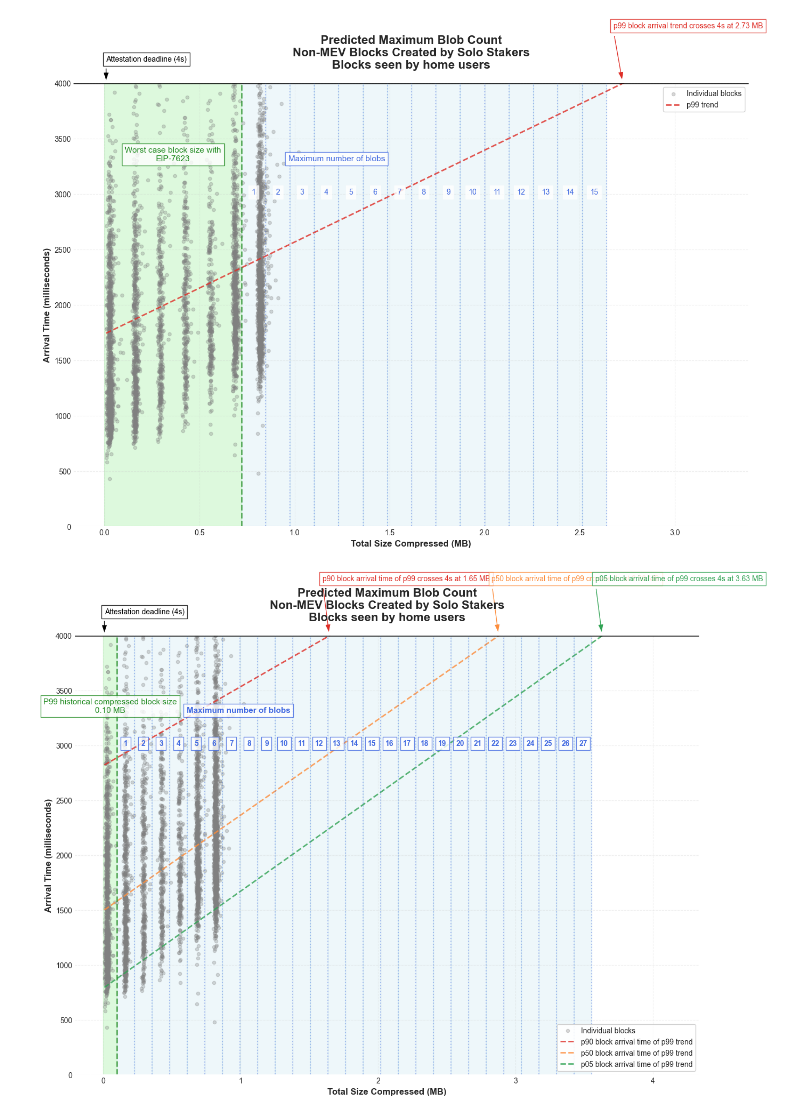
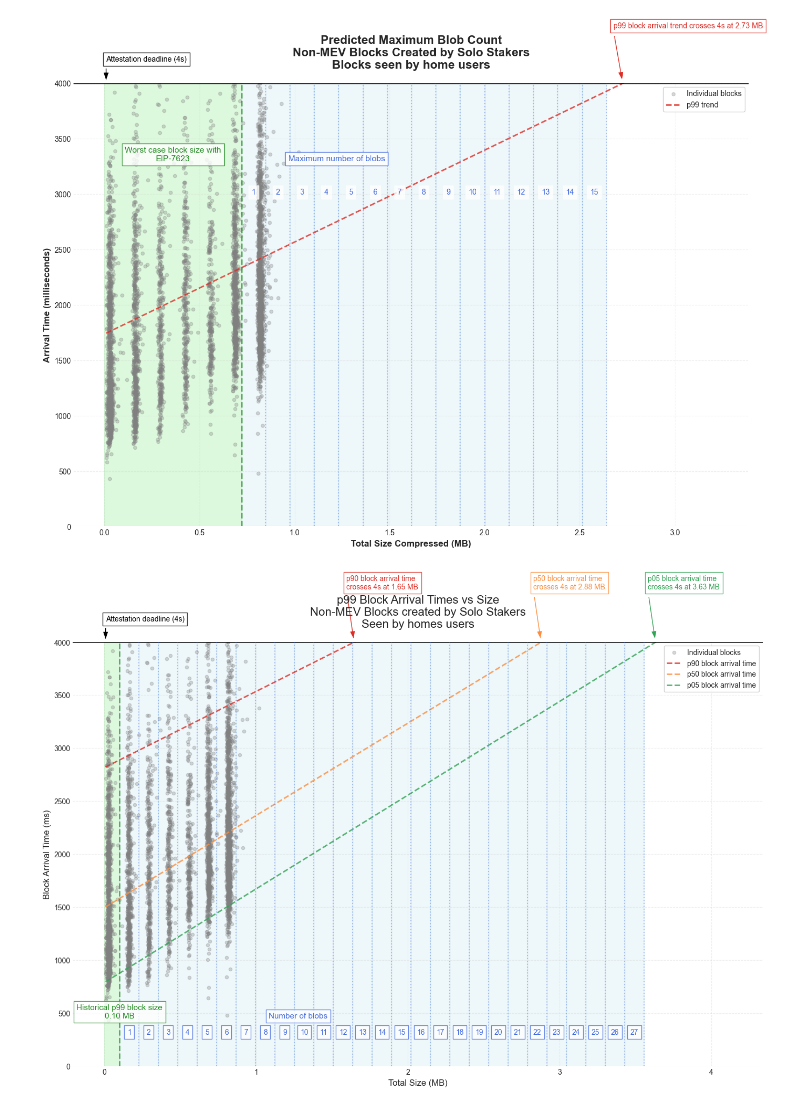
Before and after one commit to ethpandaops/xatu-data, a Jupyter notebook: analysis/public-users/public-users.ipynb, the cells around one changed output. Saved outputs shown, nothing was run; the diff lists cells and outputs as text; code cells hidden in the pictures.

```diff
--- a/analysis/public-users/public-users.ipynb
+++ b/analysis/public-users/public-users.ipynb
@@ -1645,9 +1645,9 @@ plt.scatter(plot_data['total_size_mb'], plot_data['p99_arrival_time'],
 
 # Add trend lines and annotations
 metric = 'p99_arrival_time'
-percentiles = [(0.90, '#de2d26', 'p90 block arrival time of p99'),
-              (0.50, '#fd8d3c', 'p50 block arrival time of p99'),
-              (0.05, '#31a354', 'p05 block arrival time of p99')]
+percentiles = [(0.90, '#de2d26', 'p90 block arrival time'),
+              (0.50, '#fd8d3c', 'p50 block arrival time'),
+              (0.05, '#31a354', 'p05 block arrival time')]
 
 max_sizes = []
 for percentile, color, label in percentiles:
@@ -1666,11 +1666,11 @@ for percentile, color, label in percentiles:
     x_range = np.linspace(plot_data['total_size_mb'].min(), max_size + 0.5, 100)
 
     # Plot trend line
-    plt.plot(x_range, p_fit(x_range), '--', color=color, alpha=0.8, linewidth=2, label=f'{label} trend')
+    plt.plot(x_range, p_fit(x_range), '--', color=color, alpha=0.8, linewidth=2, label=label)
 
     # Add annotation
     plt.annotate(
-        f'{label} crosses 4s at {max_size:.2f} MB',
+        f'{label}\ncrosses 4s at {max_size:.2f} MB',
         xy=(max_size, 4000),
         xytext=(max_size-0.05, 4500),
         arrowprops=dict(
@@ -1707,8 +1707,8 @@ blob_increment = 0.128  # 128kb = 0.128 MB
 # Fill block size area
 plt.axvspan(0, base_size, color='#90EE90', alpha=0.3, zorder=0)  # Lighter green
 plt.axvline(x=base_size, color='#228B22', linestyle='--', alpha=0.7, linewidth=2)  # Darker green
-plt.text(base_size/2, 3300,
-         f'P99 historical compressed block size\n{base_size:.2f} MB',
+plt.text(base_size, 450,
+         f'Historical p99 block size\n{base_size:.2f} MB',
          color='#228B22',
          alpha=1,
          fontsize=11,
@@ -1717,40 +1717,38 @@ plt.text(base_size/2, 3300,
 
 # Use max_size from p05 (most optimistic case) for blob lines
 max_size = max_sizes[2]
 
 # Add lines and fill for each blob increment
 for i in range(1, int((max_size - base_size) / blob_increment) + 1):
     x_pos = base_size + (i * blob_increment)
     plt.axvspan(base_size + ((i-1) * blob_increment), x_pos, color='#ADD8E6', alpha=0.2, zorder=0)
     plt.axvline(x=x_pos, color='#4169E1', linestyle=':', alpha=0.4, linewidth=1.5)
-    plt.text(x_pos - blob_increment/2, 3000,
+    plt.text(x_pos - blob_increment/2, 300,
              str(i),
              color='#4169E1',
              alpha=1,
              fontsize=10,
-             fontweight='bold',
              bbox=dict(facecolor='white', edgecolor='#4169E1', alpha=0.8),
              ha='center')
 
 # Add "blob number" text in the middle
-plt.text(base_size + (max_size - base_size)/4, 3300,
-         'Maximum number of blobs',
+plt.text(base_size + (max_size - base_size)/3, 450,
+         'Number of blobs',
          color='#4169E1',
          alpha=1,
          fontsize=11,
-         fontweight='bold',
          bbox=dict(facecolor='white', edgecolor='#4169E1', alpha=0.8),
          ha='center')
 
 # Customize plot
 plt.legend(frameon=True, framealpha=0.9, fontsize=10)
-plt.title('Predicted Maximum Blob Count\nNon-MEV Blocks Created by Solo Stakers\nBlocks seen by home users',
-         pad=20, fontsize=16, fontweight='bold')
-plt.xlabel('Total Size Compressed (MB)', fontsize=12, fontweight='bold')
-plt.ylabel('Arrival Time (milliseconds)', fontsize=12, fontweight='bold')
+plt.title('p99 Block Arrival Times vs Size\nNon-MEV Blocks created by Solo Stakers\nSeen by homes users',
+         pad=20, fontsize=16)
+plt.xlabel('Total Size (MB)', fontsize=12)
+plt.ylabel('Block Arrival Time (ms)', fontsize=12)
 plt.grid(True, alpha=0.3, linestyle='--')
 plt.ylim(0, 4000)
 plt.tight_layout()
 plt.show()
 # %% [output]
-[figure, old version]
+[figure, new version]
```
Also changed, not shown: parts of 1 cell of this notebook.
